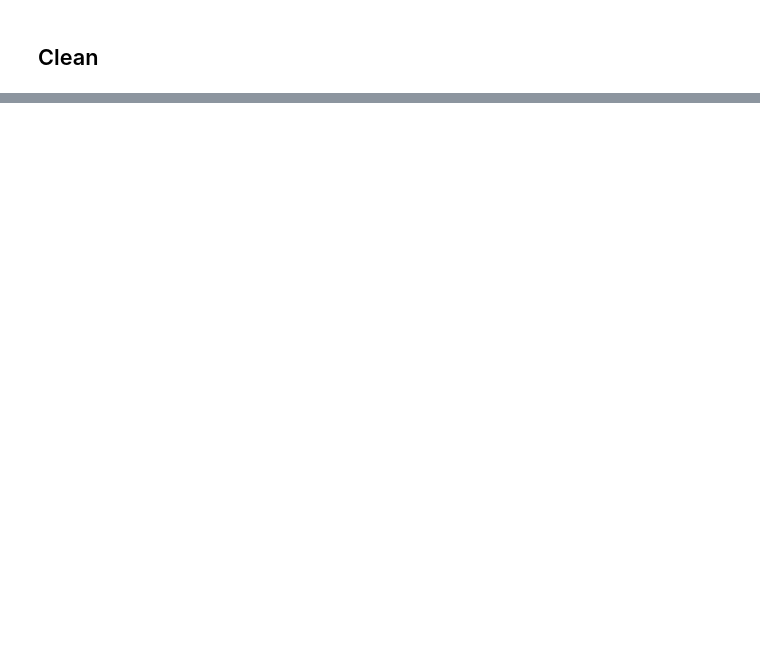
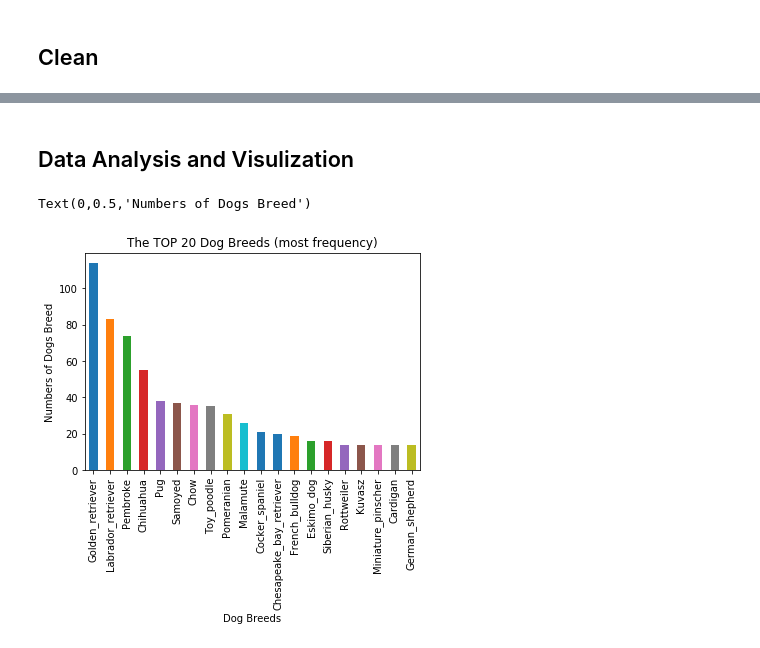
Before and after one commit to kf-wong/prj_wrangle_and_analyze_data, a Jupyter notebook: wrangle_act.ipynb, the cells around one changed output, grey strips where cells are left out. Cells and saved outputs as stored; diff of their text form; code cells hidden in the pictures; blank space fills up the shorter version.

```diff
--- a/wrangle_act.ipynb
+++ b/wrangle_act.ipynb
@@ -657,0 +981,9 @@ memory usage: 484.9+ KB
+# %%
+# Extract the instereted data and store in a new dataframe
+tweet_json_clean = tweet_json_clean[['id','favorite_count','retweet_count']].copy()
+# %%
+# Join the new tweet_json_clean with the archive data
+twitter_archive_master = twitter_archive_clean.merge(tweet_json_clean, how='inner', left_on='tweet_id', right_on='id')
+# %%
+# Drop the duplicated column id (keep the tweet_id)
+twitter_archive_master.drop(columns=['id'], inplace=True)
@@ -657,0 +1020,3 @@ memory usage: 484.9+ KB
+# %%
+# Merge twitter_archive_master and image_pred_clean
+twitter_archive_master = twitter_archive_master.merge(image_pred_clean, how='inner', on='tweet_id')
@@ -657,0 +1071,12 @@ memory usage: 484.9+ KB
+# %% [markdown]
+## Data Analysis and Visulization
+# %%
+# Generate the bar chart to show each number of dog breed
+twitter_archive_master.pred_breed.value_counts()[0:20].plot('bar')
+# Set title and x, y label
+plt.title('The TOP 20 Dog Breeds (most frequency)')
+plt.xlabel('Dog Breeds')
+plt.ylabel('Numbers of Dogs Breed')
+# %% [output]
+Text(0,0.5,'Numbers of Dogs Breed')
+[figure, added]
```
Also changed, not shown: parts of 200 cells of this notebook, 20 other files.
